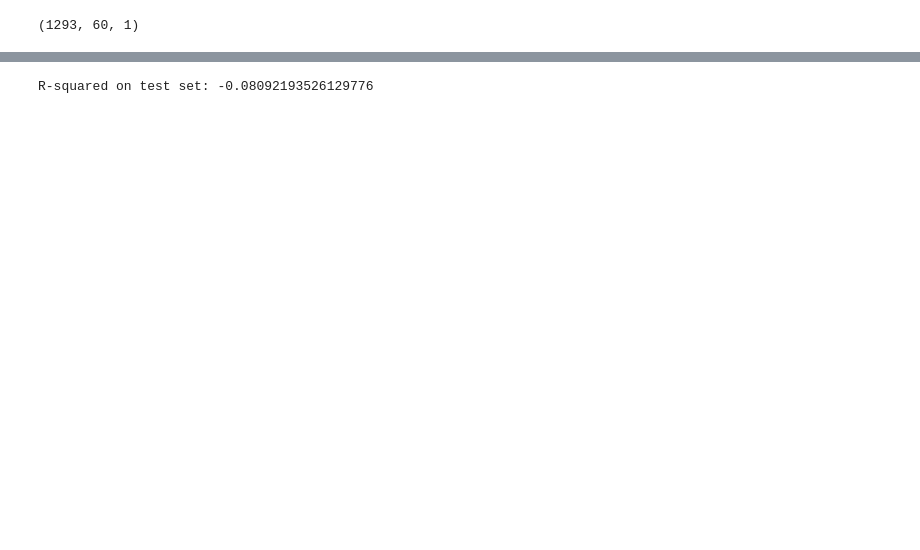
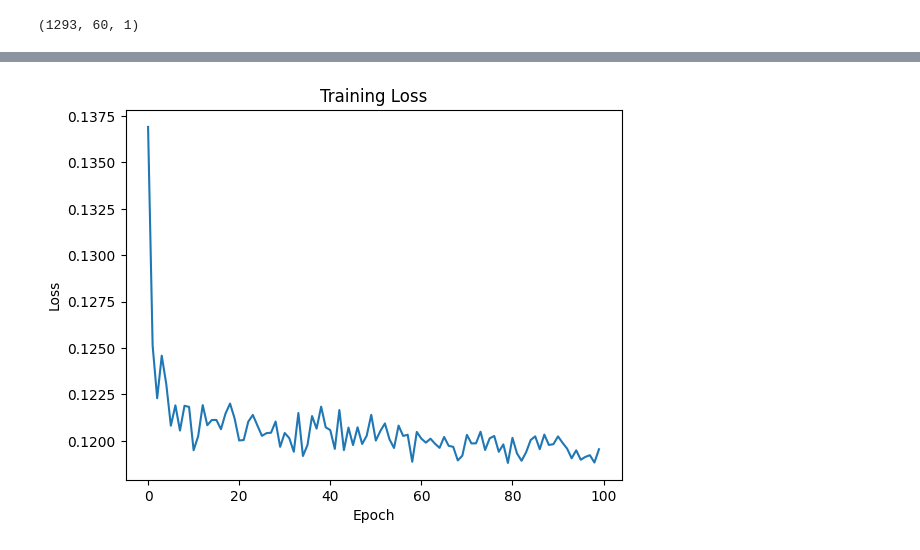
Before and after one commit to kaleabendrias/data_sc, a Jupyter notebook: stock_market_predict.ipynb, the cells around one changed output, grey strips where cells are left out. Cells and saved outputs as stored; diff of their text form; code cells hidden in the pictures; blank space fills up the shorter version.

```diff
--- a/stock_market_predict.ipynb
+++ b/stock_market_predict.ipynb
@@ -63,8 +63,6 @@ for i in range(60, len(X_train)):
 x_train, y_train = np.array(x_train), np.array(y_train)
 
 
-x_train = np.reshape(x_train, (x_train.shape[0], x_train.shape[1], 1))
-
 print("Shape of x_train after reshaping:", x_train.shape)
 print("Shape of y_train:", y_train.shape)
 # %% [output]
@@ -102,6 +100,6 @@ regressor.add(Dense(units = 1))
 # %%
 #fitiing the model
 regressor.compile(optimizer = 'adam', loss = 'mean_squared_error')
-regressor.fit(x_train, y_train, epochs = 100, batch_size = 32)
+history = regressor.fit(x_train, y_train, epochs = 100, batch_size = 32)
 # %% [output]
 Epoch 1/100
@@ -144,8 +140,8 @@ Mean Squared Error on test set: 0.1373679719425268
-# %%
-from sklearn.metrics import r2_score
-
-# Calculate R-squared
-r_squared = r2_score(y_test, y_pred)
-print("R-squared on test set:", r_squared)
-# %% [output]
-R-squared on test set: -0.08092193526129776
+# %%
+plt.plot(history.history['loss'])
+plt.xlabel('Epoch')
+plt.ylabel('Loss')
+plt.title('Training Loss')
+plt.show()
+# %% [output]
+[figure, added]
```
Also changed, not shown: parts of 3 cells of this notebook.
